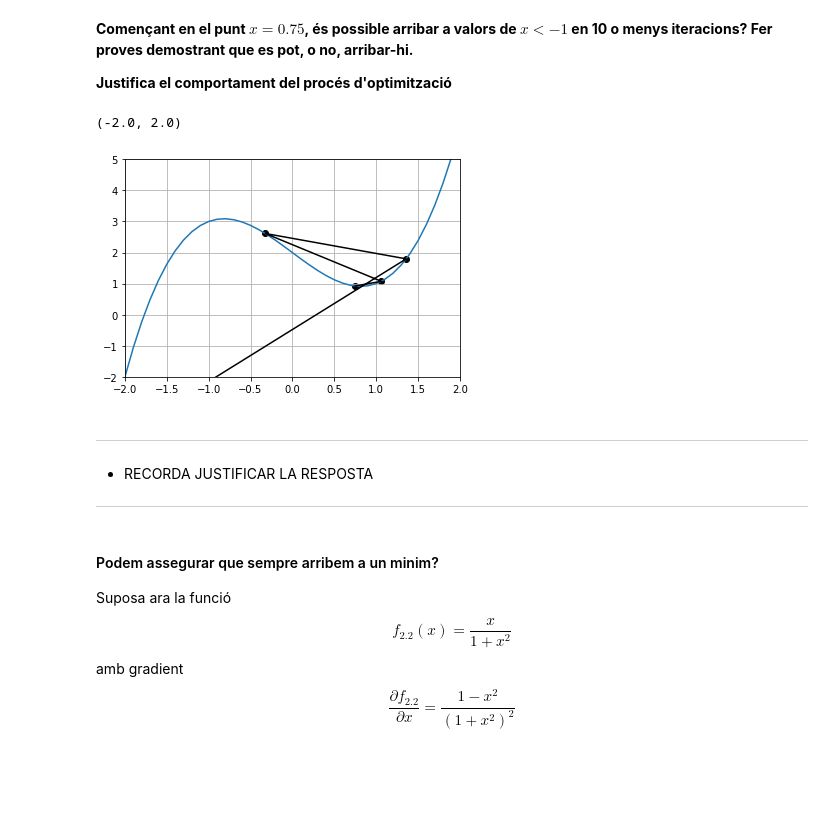
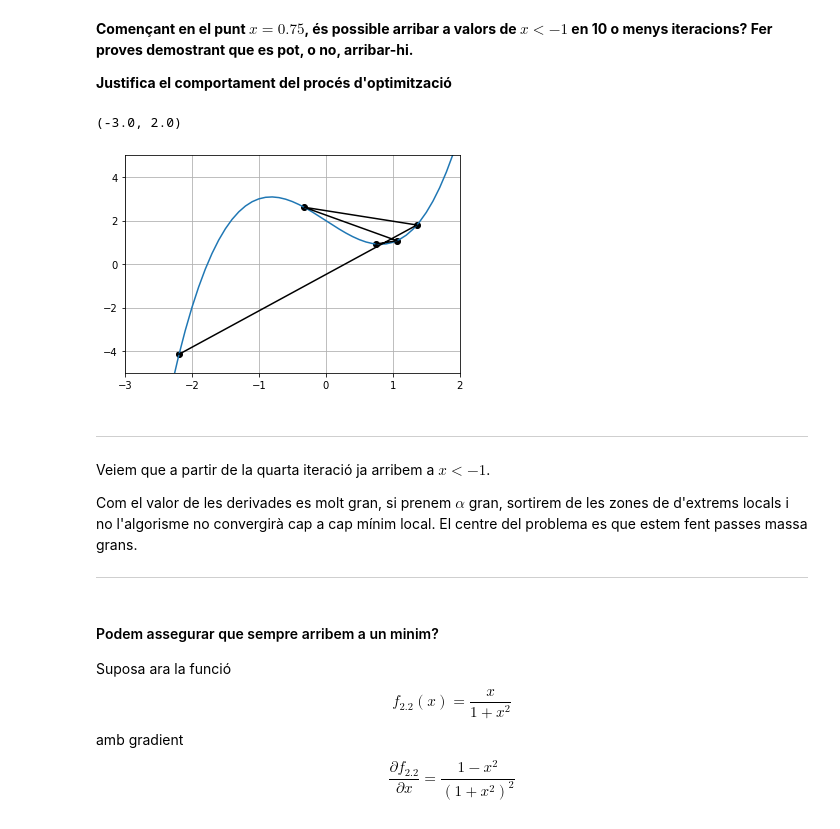
Before and after one commit to SergiRomero/TNUI, a Jupyter notebook: P3/P1_FindMinimum-alumnes.ipynb, the cells around one changed output. Cells and saved outputs as stored; diff of their text form; code cells hidden in the pictures; blank space fills up the shorter version.

```diff
--- a/P3/P1_FindMinimum-alumnes.ipynb
+++ b/P3/P1_FindMinimum-alumnes.ipynb
@@ -95,7 +95,21 @@ def gradient_descent_1d(grad, x, alpha, eps=1e-3, max_iters=1e2):
             on X és el nombre d'iteracions fetes + 1
         * El mínim trobat.
     """
-    raise NotImplementedError() # completeu la funció
+
+    x_next = x - grad(x)*alpha
+    array = np.array([x, x_next])
+
+    i = 1
+    while(np.abs(x_next - x) > eps and i < max_iters):
+
+        x = x_next
+        x_next = x - grad(x)*alpha
+
+        array = np.append(array, x_next)
+
+        i += 1
+
+    return (array, x_next)
 
 X = np.arange(-3, 3.01, 0.25)
 points, minimum = gradient_descent_1d(df1, 2, .1)
@@ -132,21 +146,24 @@ plot_gradient(X, f2(X), df2(X), fig=fig)
 # %%
 X = np.arange(-20, 20, 0.1)
 x0 = 0.75
-points, minimum = gradient_descent_1d(df2, x0, 1, max_iters=10)
+
+points, minimum = gradient_descent_1d(df2, x0, 1, max_iters=4)
 
 fig = plt.figure()
 plot_gradient_descent_1d(f2, X, points, minimum, fig)
-fig.gca().set_ylim([-2, 5])
-fig.gca().set_xlim([-2, 2])
+fig.gca().set_ylim([-5, 5])
+fig.gca().set_xlim([-3, 2])
 # %% [output]
-(-2.0, 2.0)
+(-3.0, 2.0)
-[figure, old version]
+[figure, new version]
-# %% [markdown]
-<hr />
-
-* RECORDA JUSTIFICAR LA RESPOSTA
-
-<hr />
+# %% [markdown]
+<hr />
+
+Veiem que a partir de la quarta iteració ja arribem a $x < -1$.
+
+Com el valor de les derivades es molt gran, si prenem $\alpha$ gran, sortirem de les zones de d'extrems locals i no l'algorisme no convergirà cap a cap mínim local. El centre del problema es que estem fent passes massa grans.
+
+<hr />
 # %% [markdown]
 #### Podem assegurar que sempre arribem a un minim?
 
```
Also changed, not shown: parts of 16 cells of this notebook.
